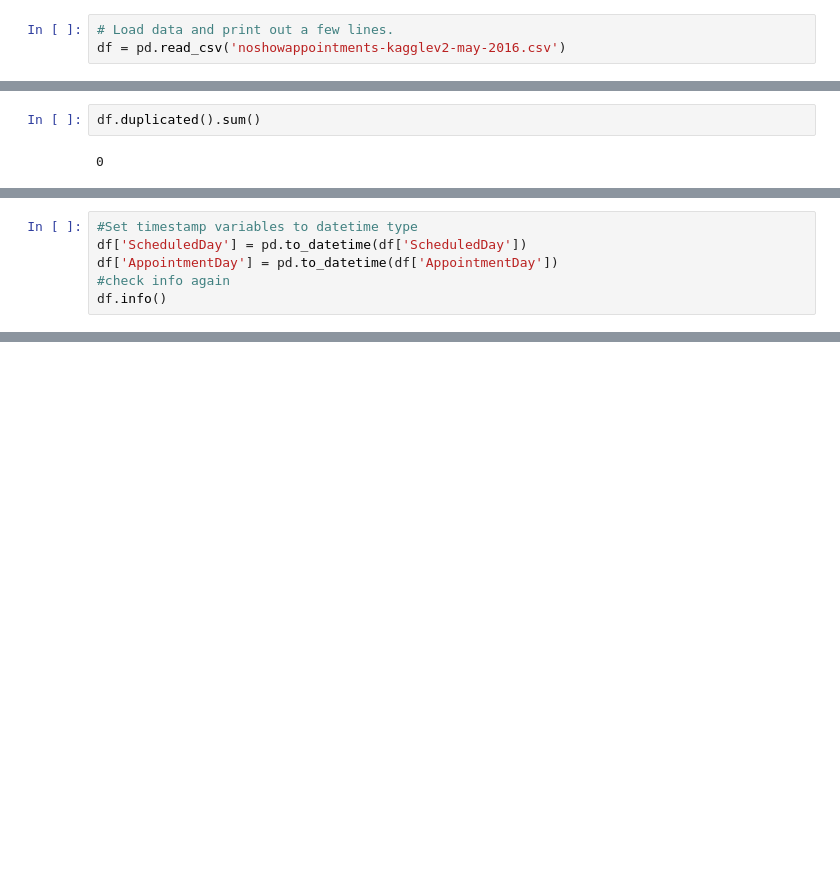
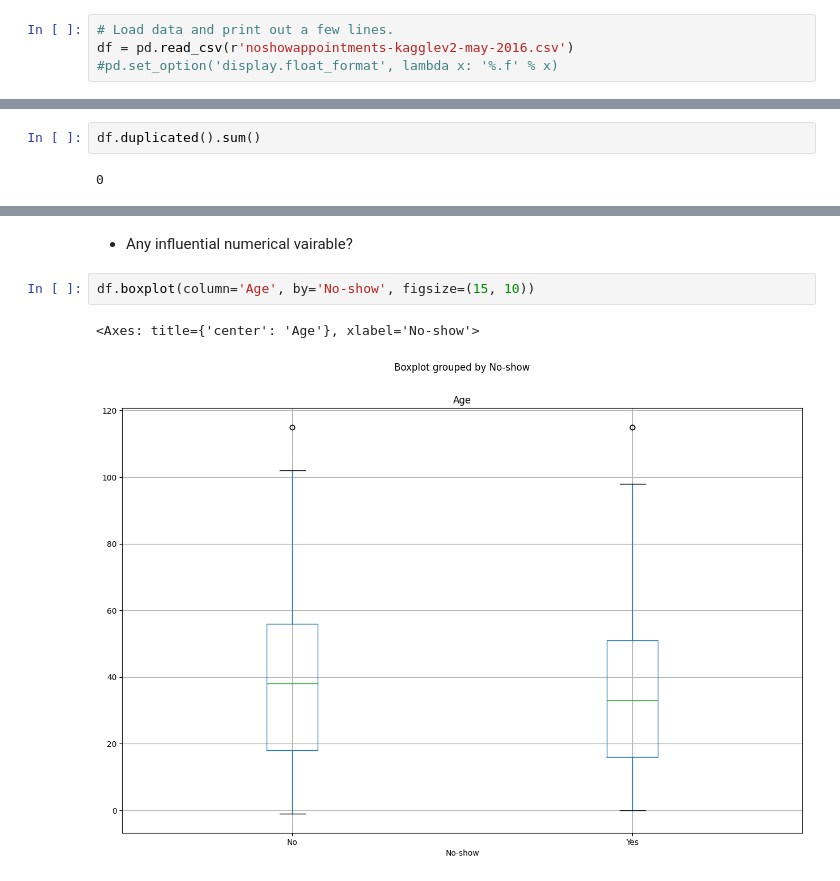
Before and after one commit to Fang2403/Analysis_of_Factors_Influencing_Patiens_Attendance_at_Medical_Appointments, a Jupyter notebook: Investigate_a_Dataset.ipynb, the cells around one changed output, grey strips where cells are left out. Saved outputs shown, nothing was run; the diff lists cells and outputs as text; blank space fills up the shorter version.

```diff
--- a/Investigate_a_Dataset.ipynb
+++ b/Investigate_a_Dataset.ipynb
@@ -47,6 +77,7 @@ In this section of the report, we will load in the data, check for cleanliness,
 # %%
 # Load data and print out a few lines.
-df = pd.read_csv('noshowappointments-kagglev2-may-2016.csv')
+df = pd.read_csv(r'noshowappointments-kagglev2-may-2016.csv')
+#pd.set_option('display.float_format', lambda x: '%.f' % x)
 # %%
 df.head()
 # %% [output]
@@ -265,6 +281,0 @@ memory usage: 11.8+ MB
-# %%
-#Set timestamp variables to datetime type
-df['ScheduledDay'] = pd.to_datetime(df['ScheduledDay'])
-df['AppointmentDay'] = pd.to_datetime(df['AppointmentDay'])
-#check info again
-df.info()
@@ -341,0 +510,7 @@ appoint.head()
+# %% [markdown]
+* Any influential numerical vairable?
+# %%
+df.boxplot(column='Age', by='No-show', figsize=(15, 10))
+# %% [output]
+<Axes: title={'center': 'Age'}, xlabel='No-show'>
+[figure, added]
```
Also changed, not shown: parts of 68 cells of this notebook, 4 other files.
